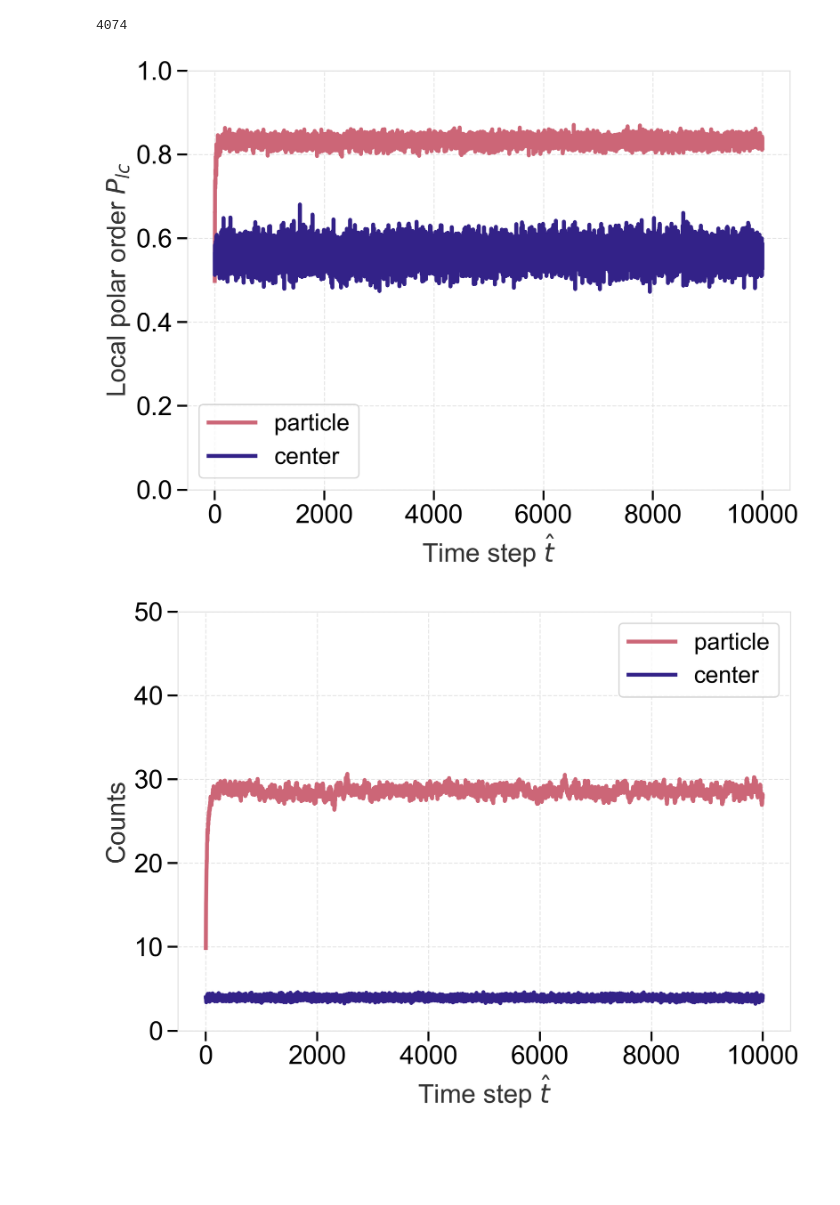
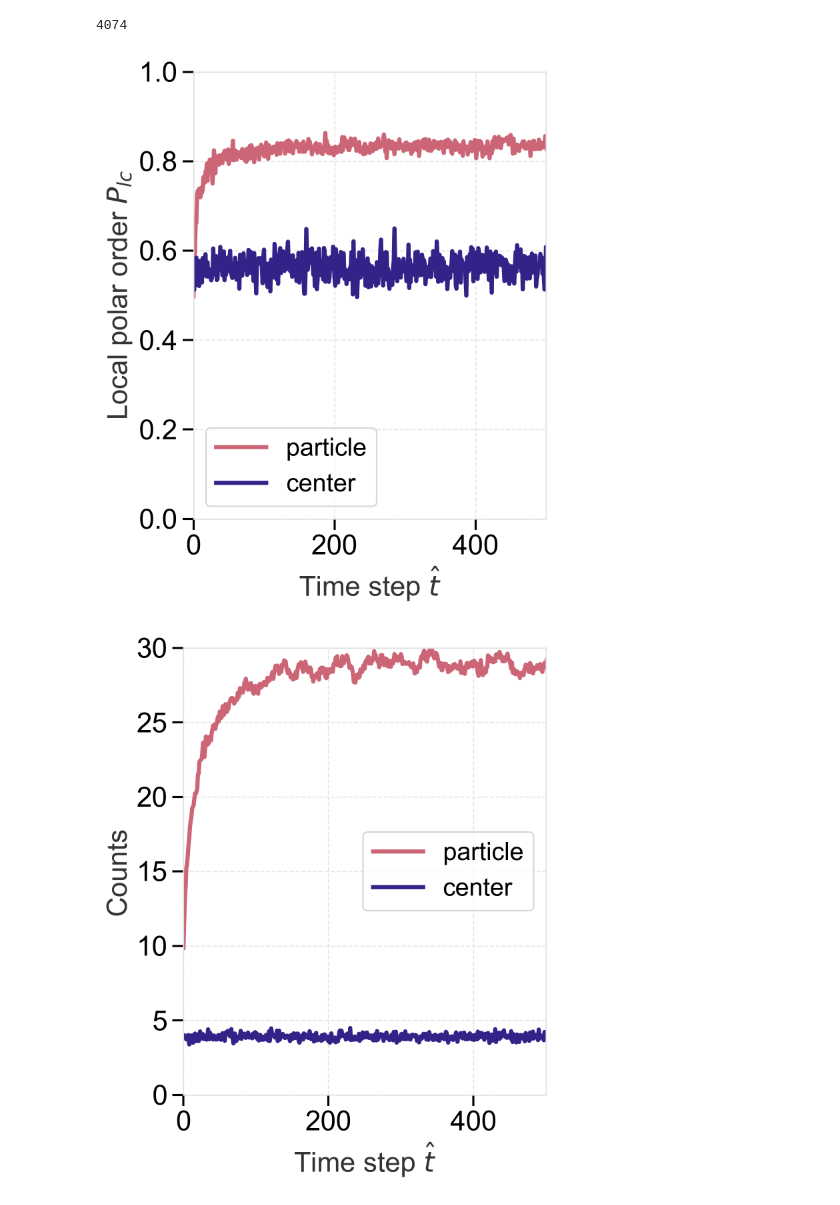
Before and after one commit to wppppupr/MTCargoSim, a Jupyter notebook: analysis/graph/local_order.ipynb, the cells around one changed output. Cells and saved outputs as stored; diff of their text form; code cells hidden in the pictures; blank space fills up the shorter version.

```diff
--- a/analysis/graph/local_order.ipynb
+++ b/analysis/graph/local_order.ipynb
@@ -63,39 +63,44 @@ print(N)
 # %%
 style_colors = plt.rcParams['axes.prop_cycle'].by_key()['color']
 
-fig, ax = plt.subplots()
+figsize = (5,6) #defaultは(8,6)
+
+fig, ax = plt.subplots(figsize=figsize)
 
 t = np.arange(0, Ps_array.shape[1], 1)
 
 Pmean = np.mean(Ps_array, axis = 0)
 CPmean = np.mean(CPs_array, axis = 0)
 
 Pstd = np.std(Ps_array, axis = 0)
 CPstd = np.std(CPs_array, axis = 0)
 
 ax.plot(t, Pmean, color = style_colors[0], label = 'particle' )
 ax.plot(t, CPmean, color = style_colors[1], label = 'center')
 
 #ax1.fill_between(t, Pmean-Pstd, Pmean+Pstd, alpha= 0.2, color = style_colors[0])
 #ax2.fill_between(t, Cmean/N-Cstd/N, Cmean/N+Cstd/N, alpha= 0.2, color = style_colors[1])
 
 ax.set(
+    xlim=(0,500),
     ylim = (0.0, 1.0),
     xlabel = 'Time step $\hat{t}$'
      )
 ax.set_ylabel(ylabel = 'Local polar order $P_{lc}$')
 ax.legend()
 
 cd=os.getcwd()
 
 fig.savefig(f"{cd}/figure/Plc.png")
 fig.savefig(f"{cd}/figure/Plc.pdf")
 # %% [output]
-[figure, old version]
+[figure, new version]
 # %%
 style_colors = plt.rcParams['axes.prop_cycle'].by_key()['color']
 
-fig, ax = plt.subplots()
+figsize = (5,6) #defaultは(8,6)
+
+fig, ax = plt.subplots(figsize=figsize)
 
 t = np.arange(0, Cs_array.shape[1], 1)
 
@@ -113,7 +118,8 @@ ax.plot(t, CCmean, color = style_colors[1], label = 'center')
 #ax2.fill_between(t, Cmean/N-Cstd/N, Cmean/N+Cstd/N, alpha= 0.2, color = style_colors[1])
 
 ax.set(
-    ylim = (0.0, 50),
+    xlim=(0,500),
+    ylim = (0.0, 30),
     xlabel = 'Time step $\hat{t}$'
     )
 ax.set_ylabel(ylabel = 'Counts')
@@ -125,4 +131,4 @@ cd=os.getcwd()
 fig.savefig(f"{cd}/figure/Clc.png")
 fig.savefig(f"{cd}/figure/Clc.pdf")
 # %% [output]
-[figure, old version]
+[figure, new version]
```
Also changed, not shown: 3 other files.
